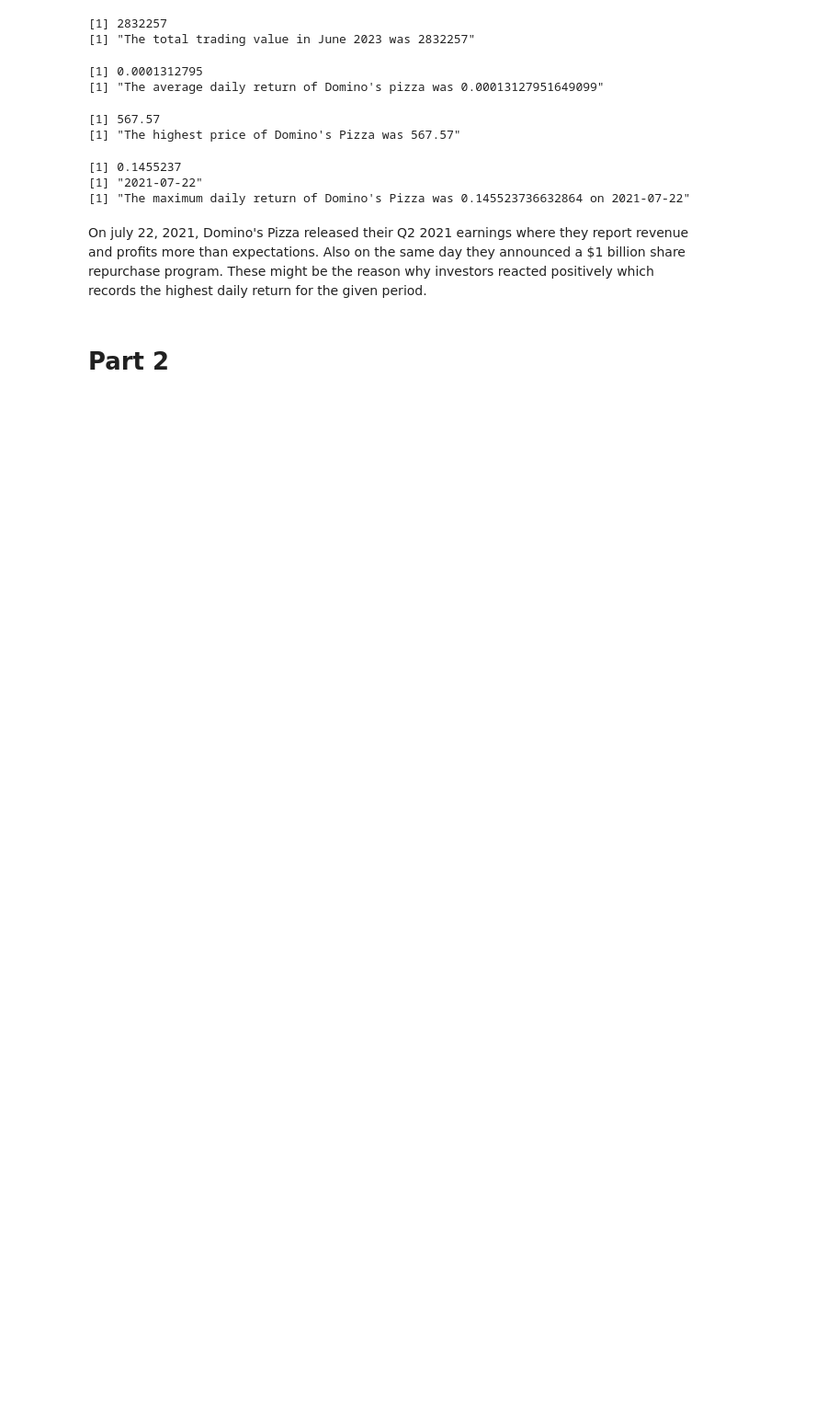
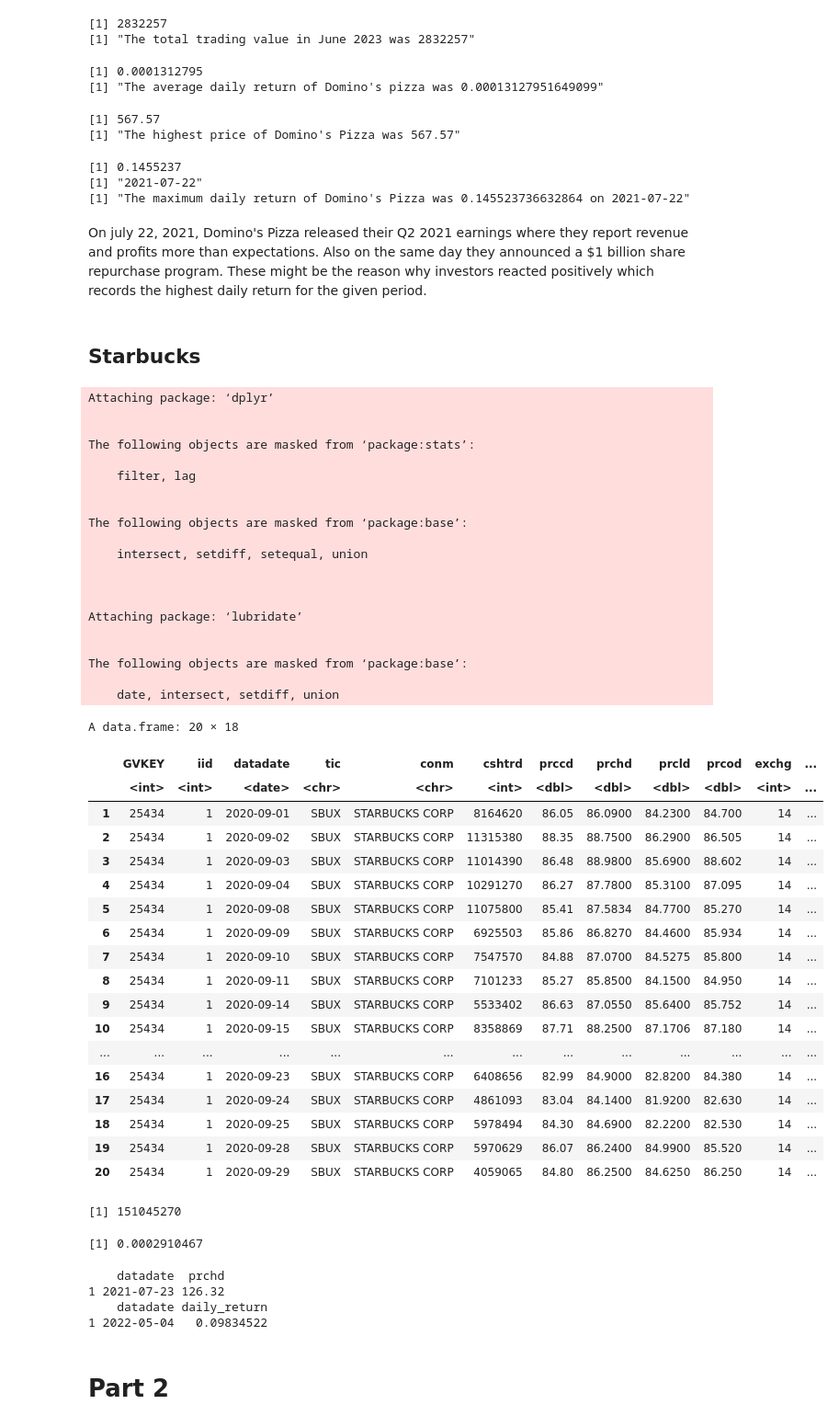
Before and after one commit to LiamHoogstad/Apps_R_HW1, a Jupyter notebook: CMG_Part_1.ipynb, the cells around one changed output. Shown at 92% size. Saved outputs shown, nothing was run; the diff lists cells and outputs as text; code cells hidden in the pictures; blank space fills up the shorter version.

Commit message:
SBUX

```diff
--- a/CMG_Part_1.ipynb
+++ b/CMG_Part_1.ipynb
@@ -488,5 +488,84 @@ print(paste("The maximum daily return of Domino's Pizza was" , max_d_return, 'on
 [1] "The maximum daily return of Domino's Pizza was 0.145523736632864 on 2021-07-22"
 # %% [markdown]
 On july 22, 2021, Domino's Pizza released their Q2 2021 earnings where they report revenue and profits more than expectations. Also on the same day they announced a $1 billion share repurchase program. These might be the reason why investors reacted positively which records the highest daily return for the given period.
+# %% [markdown]
+## Starbucks
+# %%
+library(dplyr)
+library(lubridate)
+
+compustat_food_bev_data <- read.csv("compustat_food_bev.csv")
+starbucks_data <- filter(compustat_food_bev_data, tic == "SBUX")
+starbucks_data$datadate <- as.Date(starbucks_data$datadate, format = "%d/%m/%Y")
+
+starbucks_data <- starbucks_data[order(starbucks_data$datadate), ]
+starbucks_data <- mutate(starbucks_data, daily_return =(prccd-lag(prccd))/lag(prccd))
+starbucks_data <- mutate(starbucks_data, momentum_indicator = (prccd-lag(prccd,10)))
+
+starbucks_data <- mutate(starbucks_data, range_daily = (prchd-prcld))
+starbucks_data <- mutate(starbucks_data, MFV = (((prccd-prcld)-(prchd-prccd))/range_daily)*cshtrd)
+starbucks_data <- mutate(starbucks_data, month = month(datadate))
+starbucks_data <- mutate(starbucks_data, year = year(datadate))
+head(starbucks_data, 20)
+
+june_2023_data <- filter(starbucks_data, month == 6, year(datadate) == 2023)
+sum(june_2023_data$cshtrd)
+mean(na.omit(starbucks_data$daily_return))
+
+max_high_price <- starbucks_data %>%
+  filter(prchd == max(prchd, na.rm = TRUE)) %>%
+  select(datadate, prchd)
+print(max_high_price)
+
+max_daily_return <- starbucks_data %>%
+  filter(daily_return == max(daily_return, na.rm = TRUE)) %>%
+  select(datadate, daily_return)
+print(max_daily_return)
+# %% [output]
+Attaching package: ‘dplyr’
+
+
+The following objects are masked from ‘package:stats’:
+
+    filter, lag
+
+
+The following objects are masked from ‘package:base’:
+
+    intersect, setdiff, setequal, union
+
+
+
+Attaching package: ‘lubridate’
+
+
+The following objects are masked from ‘package:base’:
+
+    date, intersect, setdiff, union
+A data.frame: 20 × 18
+|  | GVKEY | iid | datadate | tic | conm | cshtrd | prccd | prchd | prcld | prcod | exchg | ... |
+|  | <int> | <int> | <date> | <chr> | <chr> | <int> | <dbl> | <dbl> | <dbl> | <dbl> | <int> | ... |
+| 1 | 25434 | 1 | 2020-09-01 | SBUX | STARBUCKS CORP | 8164620 | 86.05 | 86.0900 | 84.2300 | 84.700 | 14 | ... |
+| 2 | 25434 | 1 | 2020-09-02 | SBUX | STARBUCKS CORP | 11315380 | 88.35 | 88.7500 | 86.2900 | 86.505 | 14 | ... |
+| 3 | 25434 | 1 | 2020-09-03 | SBUX | STARBUCKS CORP | 11014390 | 86.48 | 88.9800 | 85.6900 | 88.602 | 14 | ... |
+| 4 | 25434 | 1 | 2020-09-04 | SBUX | STARBUCKS CORP | 10291270 | 86.27 | 87.7800 | 85.3100 | 87.095 | 14 | ... |
+| 5 | 25434 | 1 | 2020-09-08 | SBUX | STARBUCKS CORP | 11075800 | 85.41 | 87.5834 | 84.7700 | 85.270 | 14 | ... |
+| 6 | 25434 | 1 | 2020-09-09 | SBUX | STARBUCKS CORP | 6925503 | 85.86 | 86.8270 | 84.4600 | 85.934 | 14 | ... |
+| 7 | 25434 | 1 | 2020-09-10 | SBUX | STARBUCKS CORP | 7547570 | 84.88 | 87.0700 | 84.5275 | 85.800 | 14 | ... |
+| 8 | 25434 | 1 | 2020-09-11 | SBUX | STARBUCKS CORP | 7101233 | 85.27 | 85.8500 | 84.1500 | 84.950 | 14 | ... |
+| 9 | 25434 | 1 | 2020-09-14 | SBUX | STARBUCKS CORP | 5533402 | 86.63 | 87.0550 | 85.6400 | 85.752 | 14 | ... |
+| 10 | 25434 | 1 | 2020-09-15 | SBUX | STARBUCKS CORP | 8358869 | 87.71 | 88.2500 | 87.1706 | 87.180 | 14 | ... |
+| ... | ... | ... | ... | ... | ... | ... | ... | ... | ... | ... | ... | ... |
+| 16 | 25434 | 1 | 2020-09-23 | SBUX | STARBUCKS CORP | 6408656 | 82.99 | 84.9000 | 82.8200 | 84.380 | 14 | ... |
+| 17 | 25434 | 1 | 2020-09-24 | SBUX | STARBUCKS CORP | 4861093 | 83.04 | 84.1400 | 81.9200 | 82.630 | 14 | ... |
+| 18 | 25434 | 1 | 2020-09-25 | SBUX | STARBUCKS CORP | 5978494 | 84.30 | 84.6900 | 82.2200 | 82.530 | 14 | ... |
+| 19 | 25434 | 1 | 2020-09-28 | SBUX | STARBUCKS CORP | 5970629 | 86.07 | 86.2400 | 84.9900 | 85.520 | 14 | ... |
+| 20 | 25434 | 1 | 2020-09-29 | SBUX | STARBUCKS CORP | 4059065 | 84.80 | 86.2500 | 84.6250 | 86.250 | 14 | ... |
+[1] 151045270
+[1] 0.0002910467
+    datadate  prchd
+1 2021-07-23 126.32
+    datadate daily_return
+1 2022-05-04   0.09834522
 # %% [markdown]
 # Part 2
```
